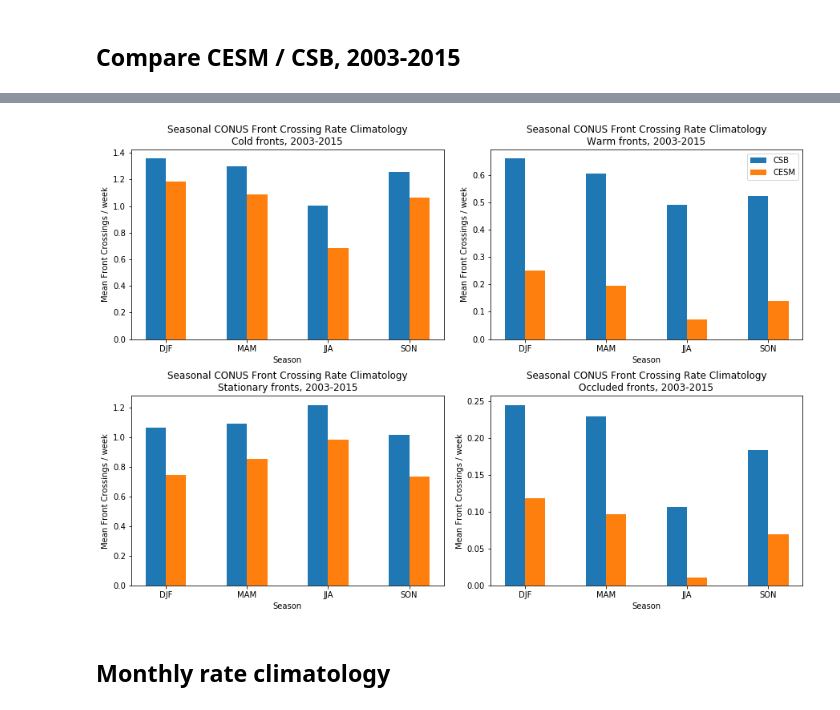
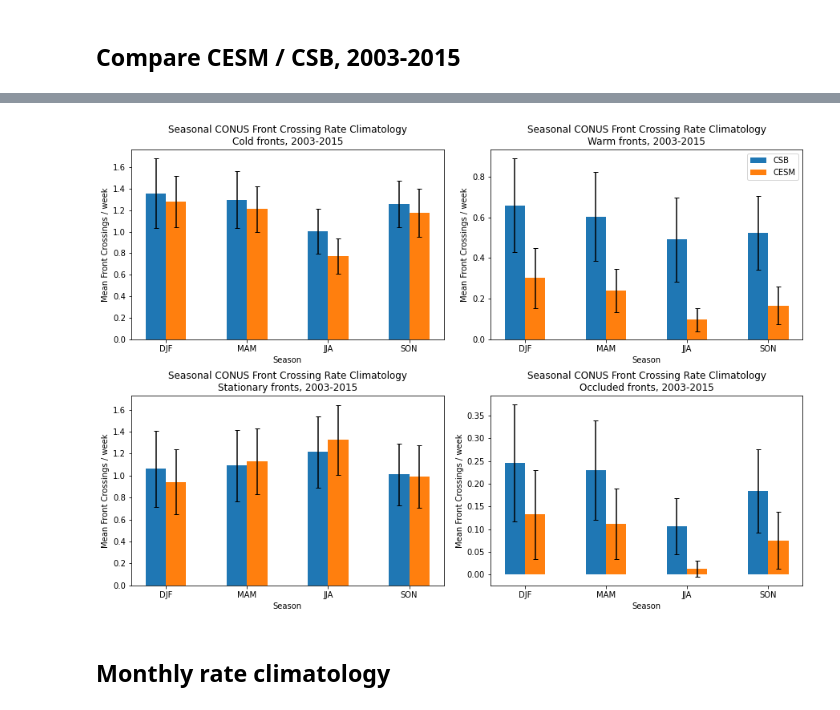
Before and after one commit to katiedagon/ML-extremes, a Jupyter notebook: notebooks/FrontsAnalysis_crossingrates.ipynb, the cells around one changed output, grey strips where cells are left out. Drawn from its saved outputs; the diff is of its cells as text; code cells hidden in the pictures.

Commit message:
Analyzing front rates with different datasets

```diff
--- a/notebooks/FrontsAnalysis_crossingrates.ipynb
+++ b/notebooks/FrontsAnalysis_crossingrates.ipynb
@@ -218,11 +224,13 @@ ax.legend();
 # %% [markdown]
 ## Combine CESM output 2003-2015 to compare with the same obs years
 # %%
-cesm_rates_file = "cesm_frontRates_2003-2015.nc"
+#cesm_rates_file = "cesm_frontRates_2003-2015.nc"
+cesm_rates_file = "cesm_fronts_2003-2015_frontRates_viaPolylines.nc" # rates calculated via polyline analysis (to better compare to Jim's analysis)
 cesm_rates_fronts = xr.open_dataset(cesm_file_path+cesm_rates_file)
 # %%
 cesm_srates_clim = cesm_rates_fronts.seasonal_rate_climatology
-cesm_srates_clim_CONUS = cesm_srates_clim.sel(lat=slice(26,50), lon=slice(235,292)) # CESM grid lons
+#cesm_srates_clim_CONUS = cesm_srates_clim.sel(lat=slice(26,50), lon=slice(235,292)) # CESM grid lons
+cesm_srates_clim_CONUS = cesm_srates_clim.sel(lat=slice(26,50), lon=slice(-125, -68)) # used MERRA2 grid lons for rates calculated via polylines
 cesm_srates_clim_CONUS_mean_wk = cesm_srates_clim_CONUS.mean(("lon","lat"))*7 # convert counts/day to counts/wk
 # %%
 fig, ax = plt.subplots()
@@ -263,3 +271,9 @@ array([0.4215877 , 0.4216918 , 0.40947577, 0.41602787], dtype=float32)
 Coordinates:
     clim_seasons  (seasons4) object ...
 Dimensions without coordinates: seasons4
+# %%
+# standard deviation across time (years) is already a calculated quantity
+csb_srates_clim_stdev = csb_rates_fronts.seasonal_rate_climatology_stdev
+csb_srates_clim_stdev_CONUS = csb_srates_clim_stdev.sel(lat=slice(26,50), lon=slice(-125, -68))
+csb_srates_clim_stdev_CONUS_mean_wk = csb_srates_clim_stdev_CONUS.mean(("lon","lat"))*7
+csb_srates_clim_stdev_CONUS_mean_wk
@@ -265,0 +291,5 @@ Dimensions without coordinates: seasons4
+# %%
+cesm_srates_clim_stdev = cesm_rates_fronts.seasonal_rate_climatology_stdev
+cesm_srates_clim_stdev_CONUS = cesm_srates_clim_stdev.sel(lat=slice(26,50), lon=slice(-125, -68))
+cesm_srates_clim_stdev_CONUS_mean_wk = cesm_srates_clim_stdev_CONUS.mean(("lon","lat"))*7
+cesm_srates_clim_stdev_CONUS_mean_wk[:,4]
@@ -296,34 +331,35 @@ ax.legend(bbox_to_anchor=(1.05, 1));
 # %%
 # by front type
 frontstrings = ('Cold', 'Warm', 'Stationary', 'Occluded')
 nfronts = len(frontstrings)
 fig, ax = plt.subplots(2, 2, figsize=(15,10))
 ax = ax.ravel()
 
 for i in range(nfronts):
     w = 0.25
     labels = ['DJF', 'MAM', 'JJA', 'SON']
     nseason = len(labels)
     x = np.arange(nseason)  # the label locations
 
     position = x - (w/2)
-    ax[i].bar(position, csb_srates_clim_CONUS_mean_wk[:,i], width=w, label="CSB", color='C0')
+    ax[i].bar(position, csb_srates_clim_CONUS_mean_wk[:,i], yerr=csb_srates_clim_stdev_CONUS_mean_wk[:,i], width=w, label="CSB", color='C0', capsize=3)
     position = x + (w/2)
-    ax[i].bar(position, cesm_srates_clim_CONUS_mean_wk[:,i], width=w, label="CESM", color='C1')
+    ax[i].bar(position, cesm_srates_clim_CONUS_mean_wk[:,i], yerr=cesm_srates_clim_stdev_CONUS_mean_wk[:,i], width=w, label="CESM", color='C1', capsize=3)
 
     ax[i].set_title('Seasonal CONUS Front Crossing Rate Climatology\n'+frontstrings[i]+' fronts, 2003-2015')
     ax[i].set_ylabel('Mean Front Crossings / week')
     ax[i].set_xlabel('Season')
     ax[i].set_xticks(x)
     ax[i].set_xticklabels(labels)
 
     if i==1:
         ax[i].legend();
 
 plt.subplots_adjust(wspace=0.15, hspace=0.3)
 #plt.savefig('srates_clim_CONUS_CSB_CESM_2003-2005_byfronttype.pdf', bbox_inches='tight')
 #plt.savefig('../figures/csb_cesm_srates_clim_CONUS_mean_wk_byfronttype.png')
+#plt.savefig('../figures/csb_cesm_srates_clim_CONUS_mean_wk_byfronttype_stdev.png')
 # %% [output]
-[figure, old version]
+[figure, new version]
 # %% [markdown]
 ## Monthly rate climatology
```
Also changed, not shown: parts of 103 cells of this notebook, 2 other files.
